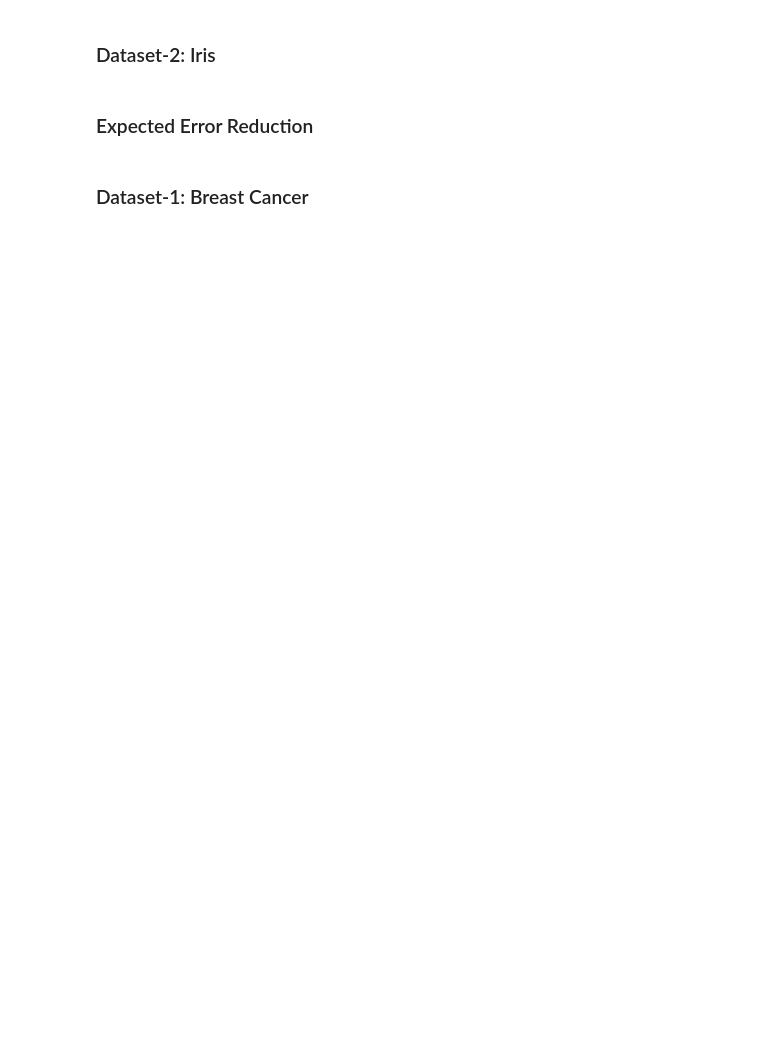
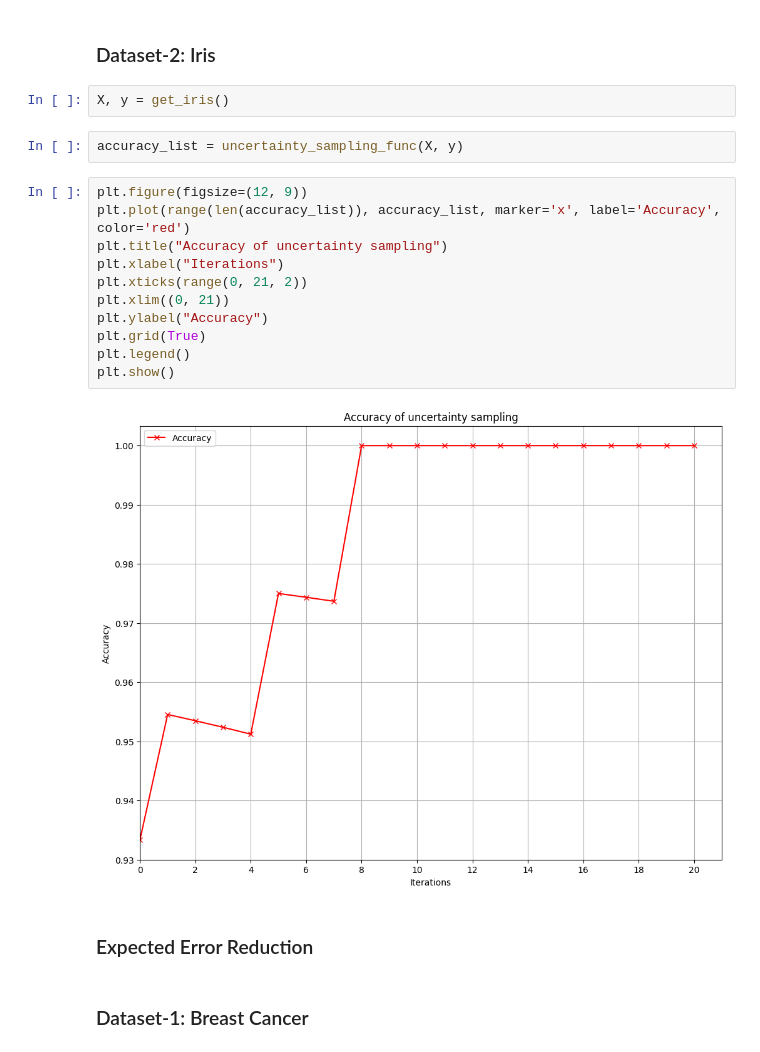
Before and after one commit to Noorpr/Active-learning-example, a Jupyter notebook: active_learning.ipynb, the cells around one changed output. Cells and saved outputs as stored; diff of their text form; blank space fills up the shorter version.

```diff
--- a/active_learning.ipynb
+++ b/active_learning.ipynb
@@ -86,5 +102,22 @@ plt.show()
 # %% [markdown]
 ### Dataset-2: Iris
+# %%
+X, y = get_iris()
+# %%
+accuracy_list = uncertainty_sampling_func(X, y)
+# %%
+plt.figure(figsize=(12, 9))
+plt.plot(range(len(accuracy_list)), accuracy_list, marker='x', label='Accuracy', color='red')
+plt.title("Accuracy of uncertainty sampling")
+plt.xlabel("Iterations")
+plt.xticks(range(0, 21, 2))
+plt.xlim((0, 21))
+plt.ylabel("Accuracy")
+plt.grid(True)
+plt.legend()
+plt.show()
+# %% [output]
+[figure, added]
 # %% [markdown]
 ### Expected Error Reduction
 # %% [markdown]
```
Also changed, not shown: parts of 8 cells of this notebook, 1 other file.
